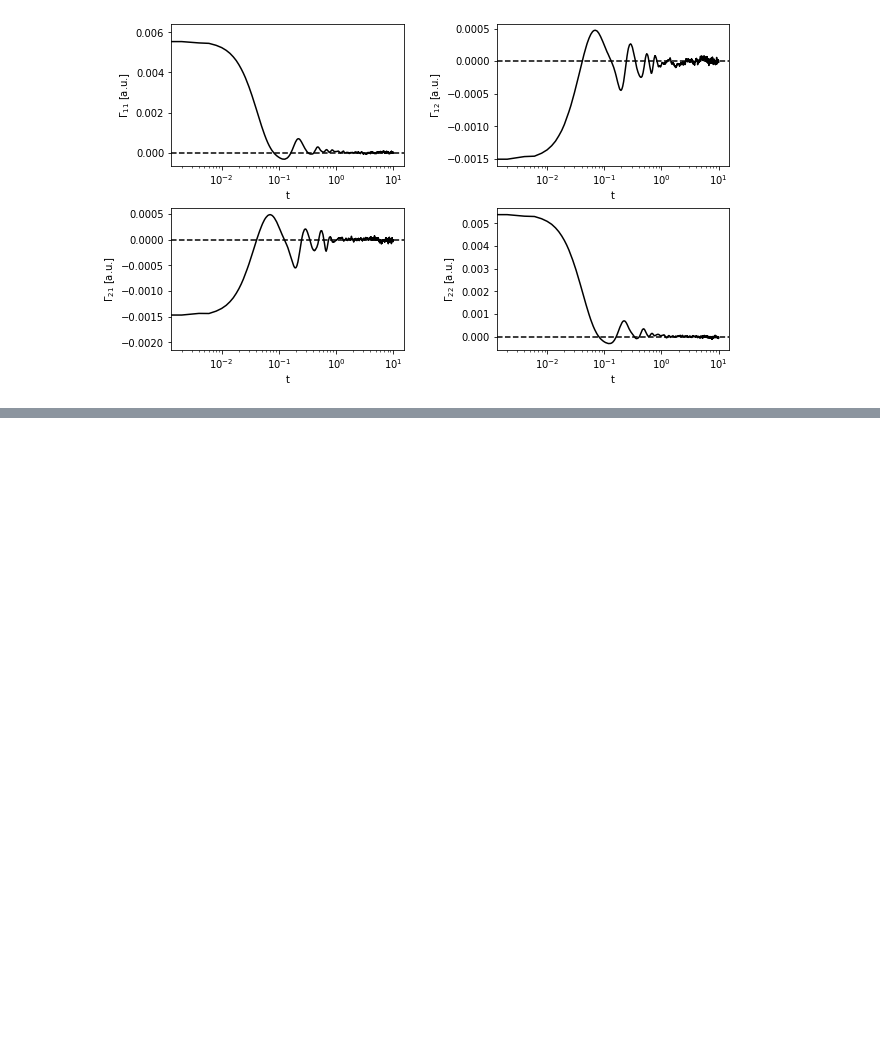
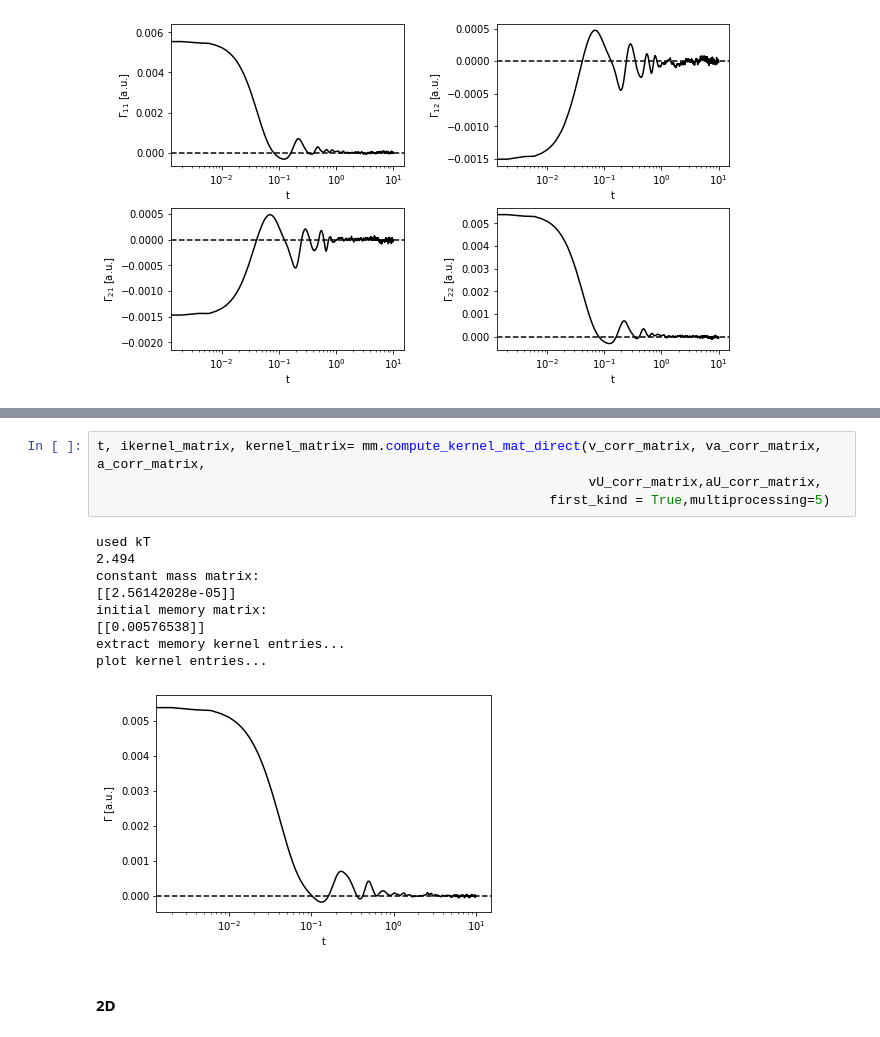
Before and after one commit to luca-pythia/multimems, a Jupyter notebook: example/example_extraction.ipynb, the cells around one changed output, grey strips where cells are left out. Saved outputs shown, nothing was run; the diff lists cells and outputs as text; blank space fills up the shorter version.

```diff
--- a/example/example_extraction.ipynb
+++ b/example/example_extraction.ipynb
@@ -136,0 +147,16 @@ plot kernel entries...
+# %%
+t, ikernel_matrix, kernel_matrix= mm.compute_kernel_mat_direct(v_corr_matrix, va_corr_matrix, a_corr_matrix,
+                                                               vU_corr_matrix,aU_corr_matrix,
+                                                          first_kind = True,multiprocessing=5)
+# %% [output]
+used kT
+2.494
+constant mass matrix:
+[[2.56142028e-05]]
+initial memory matrix:
+[[0.00576538]]
+extract memory kernel entries...
+plot kernel entries...
+[figure, added]
+# %% [markdown]
+#### 2D
```
Also changed, not shown: parts of 13 cells of this notebook, 1 other file.
